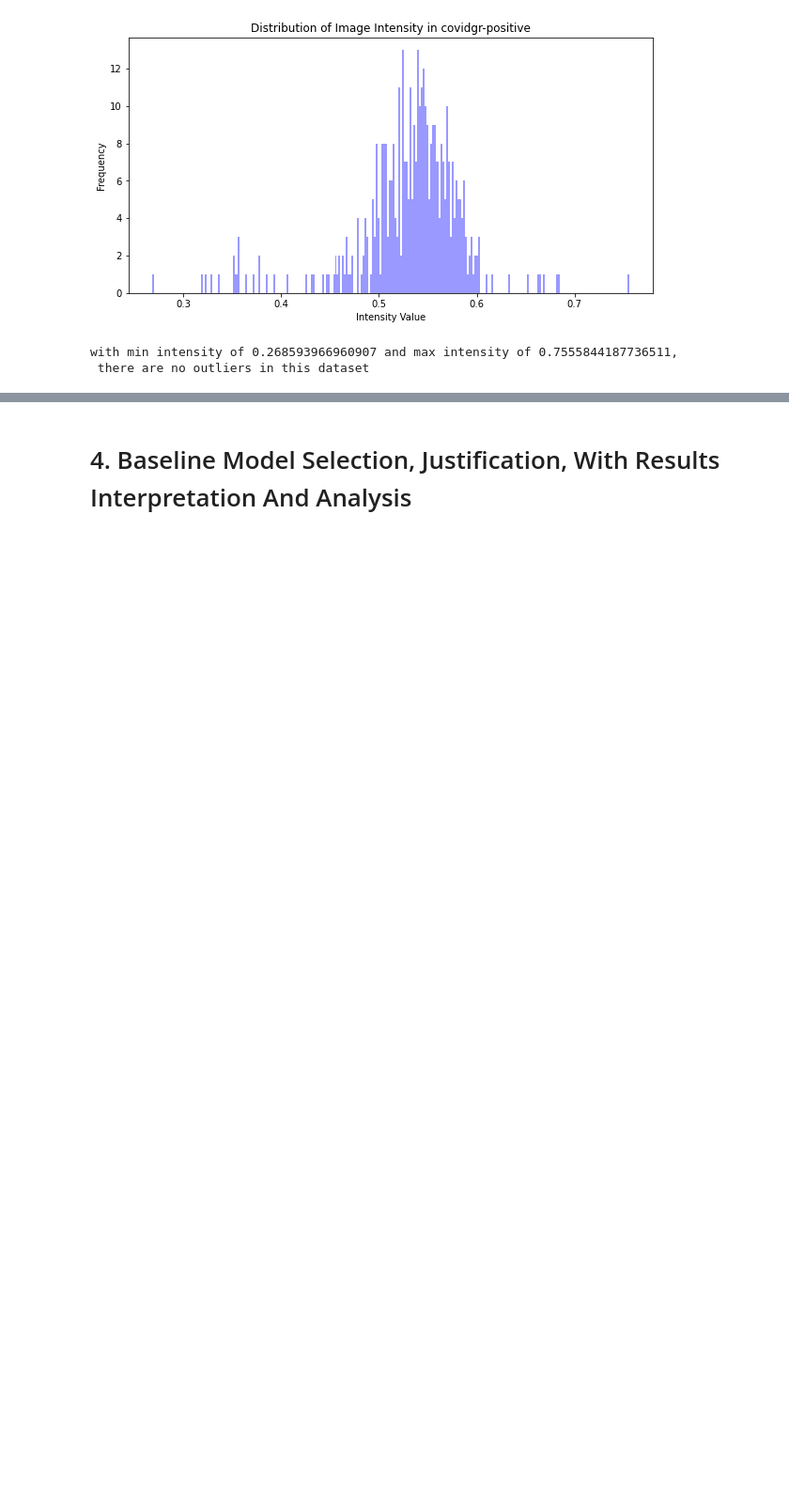
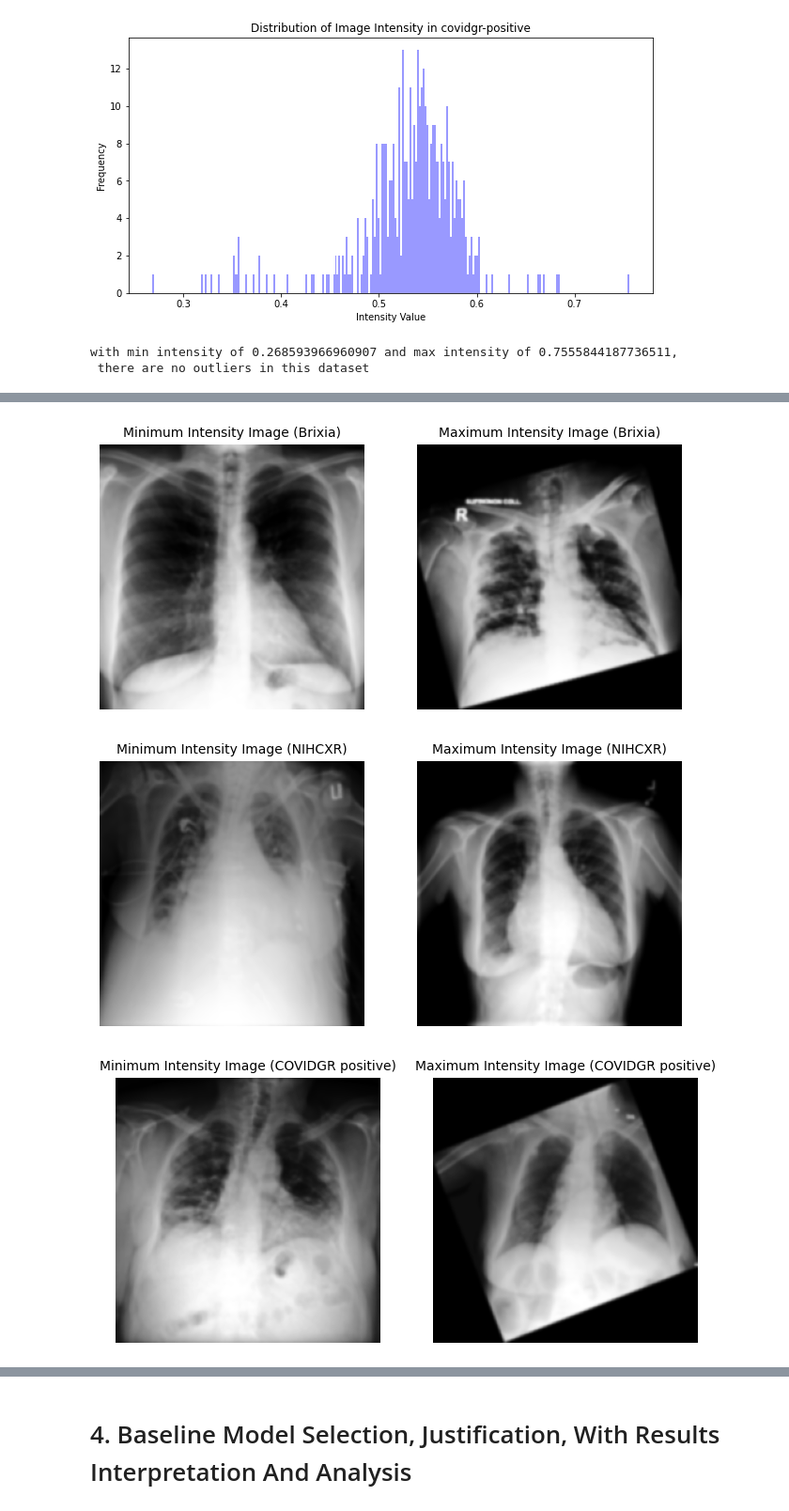
Before and after one commit to adcollin/COVID-detection-from-XRay, a Jupyter notebook: baseline_transfer_models.ipynb, the cells around one changed output, grey strips where cells are left out. Shown at 94% size. Saved outputs shown, nothing was run; the diff lists cells and outputs as text; code cells hidden in the pictures; blank space fills up the shorter version.

```diff
--- a/baseline_transfer_models.ipynb
+++ b/baseline_transfer_models.ipynb
@@ -336,0 +471,16 @@ with min intensity of 0.268593966960907 and max intensity of 0.7555844187736511,
+# %%
+for dataset, dataset_name in zip(datasets, dataset_names):
+    # Calculate descriptive statistics for the current dataset
+    avg_intensity = np.mean(np.mean(dataset, axis=(1, 2, 3)))
+    max_intensity = np.max(np.mean(dataset, axis=(1, 2, 3)))
+    min_intensity = np.min(np.mean(dataset, axis=(1, 2, 3)))
+    std_intensity = np.std(np.mean(dataset, axis=(1, 2, 3)))
+    std_pixel_values = np.std(dataset)
+
+    # Print descriptive statistics
+    print(f"\nDataset: {dataset_name}")
+    print("Average image intensity:", avg_intensity)
+    print("Maximum image intensity:", max_intensity)
+    print("Minimum image intensity:", min_intensity)
+    print("Standard deviation of image intensity:", std_intensity)
+    print("Standard deviation of pixel values:", std_pixel_values)
@@ -336,0 +505,26 @@ with min intensity of 0.268593966960907 and max intensity of 0.7555844187736511,
+# %%
+for dataset, dataset_name in zip(datasets, dataset_names):
+    # Find the index of the image with minimum intensity
+    min_intensity_index = np.argmin(np.mean(dataset, axis=(1, 2, 3)))
+
+    # Find the index of the image with maximum intensity
+    max_intensity_index = np.argmax(np.mean(dataset, axis=(1, 2, 3)))
+
+    # Plot the image with minimum intensity
+    plt.figure(figsize=(8, 4))
+    plt.subplot(1, 2, 1)
+    plt.imshow(dataset[min_intensity_index].squeeze(), cmap='gray')
+    plt.title(f'Minimum Intensity Image ({dataset_name})', fontsize=10)
+    plt.axis('off')
+
+    # Plot the image with maximum intensity
+    plt.subplot(1, 2, 2)
+    plt.imshow(dataset[max_intensity_index].squeeze(), cmap='gray')
+    plt.title(f'Maximum Intensity Image ({dataset_name})', fontsize=10)
+    plt.axis('off')
+
+    plt.show()
+# %% [output]
+[figure, added]
+[figure, added]
+[figure, added]
```
Also changed, not shown: parts of 16 cells of this notebook, 1 other file.
